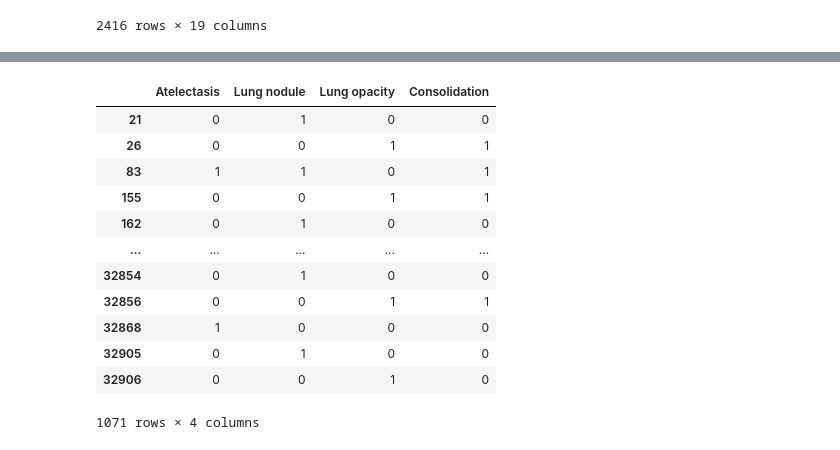
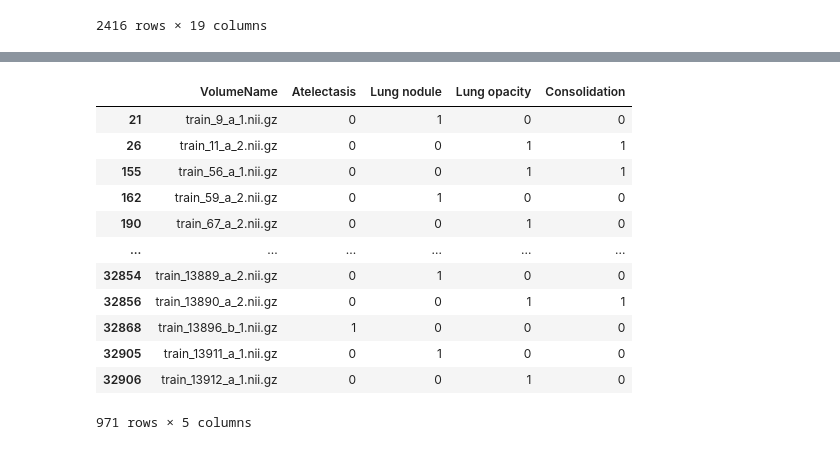
Before and after one commit to ckekula/fyp-3d-ct, a Jupyter notebook: models/eda.ipynb, the cells around one changed output, grey strips where cells are left out. Saved outputs shown, nothing was run; the diff lists cells and outputs as text; code cells hidden in the pictures.

```diff
--- a/models/eda.ipynb
+++ b/models/eda.ipynb
@@ -355,8 +360,16 @@ shortlisted_train_labels
 # %%
-# Get the columns that are *not* in the shortlisted list
-non_shortlisted_columns = [col for col in shortlisted_train_labels.columns if col not in shortlisted_abnormalities]
+# Columns that should NOT have any 1s
+non_shortlisted_columns = [
+    col for col in shortlisted_train_labels.columns
+    if col not in shortlisted_abnormalities and col != "VolumeName"
+]
 
-# Filter rows where non-shortlisted columns have a value of 1
-shortlisted_train_labels = shortlisted_train_labels[~shortlisted_train_labels[non_shortlisted_columns].eq(1).any(axis=1)]
-shortlisted_train_labels[shortlisted_abnormalities]
+# Step 1: filter rows
+filtered_df = shortlisted_train_labels[
+    ~shortlisted_train_labels[non_shortlisted_columns].eq(1).any(axis=1)
+]
+
+# Step 2: keep only desired columns
+shortlisted_abnormalities_df = filtered_df[["VolumeName"] + shortlisted_abnormalities]
+shortlisted_abnormalities_df
 # %% [output]
@@ -404,23 +417,31 @@ final_abnormalities = [
     "Consolidation",
 ]
 # %%
-shortlisted_train_labels[
-    (shortlisted_train_labels["Lung nodule"] == 1) |
-    (shortlisted_train_labels["Lung opacity"] == 1) |
-    (shortlisted_train_labels["Atelectasis"] == 1) |
-    (shortlisted_train_labels["Consolidation"] == 1)
-][final_abnormalities]
+# Columns that should NOT have any 1s
+non_final_columns = [
+    col for col in shortlisted_train_labels.columns
+    if col not in final_abnormalities and col != "VolumeName"
+]
+
+# Step 1: filter rows
+filtered_df = shortlisted_train_labels[
+    ~shortlisted_train_labels[non_final_columns].eq(1).any(axis=1)
+]
+
+# Step 2: keep only desired columns
+final_abnormalities_df = filtered_df[["VolumeName"] + final_abnormalities]
+final_abnormalities_df
 # %% [output]
-|  | Atelectasis | Lung nodule | Lung opacity | Consolidation |
-| 21 | 0 | 1 | 0 | 0 |
-| 26 | 0 | 0 | 1 | 1 |
-| 83 | 1 | 1 | 0 | 1 |
-| 155 | 0 | 0 | 1 | 1 |
-| 162 | 0 | 1 | 0 | 0 |
-| ... | ... | ... | ... | ... |
-| 32854 | 0 | 1 | 0 | 0 |
-| 32856 | 0 | 0 | 1 | 1 |
-| 32868 | 1 | 0 | 0 | 0 |
-| 32905 | 0 | 1 | 0 | 0 |
-| 32906 | 0 | 0 | 1 | 0 |
+|  | VolumeName | Atelectasis | Lung nodule | Lung opacity | Consolidation |
+| 21 | train_9_a_1.nii.gz | 0 | 1 | 0 | 0 |
+| 26 | train_11_a_2.nii.gz | 0 | 0 | 1 | 1 |
+| 155 | train_56_a_1.nii.gz | 0 | 0 | 1 | 1 |
+| 162 | train_59_a_2.nii.gz | 0 | 1 | 0 | 0 |
+| 190 | train_67_a_2.nii.gz | 0 | 0 | 1 | 0 |
+| ... | ... | ... | ... | ... | ... |
+| 32854 | train_13889_a_2.nii.gz | 0 | 1 | 0 | 0 |
+| 32856 | train_13890_a_2.nii.gz | 0 | 0 | 1 | 1 |
+| 32868 | train_13896_b_1.nii.gz | 1 | 0 | 0 | 0 |
+| 32905 | train_13911_a_1.nii.gz | 0 | 1 | 0 | 0 |
+| 32906 | train_13912_a_1.nii.gz | 0 | 0 | 1 | 0 |
-1071 rows × 4 columns
+971 rows × 5 columns
```
Also changed, not shown: parts of 10 cells of this notebook.
